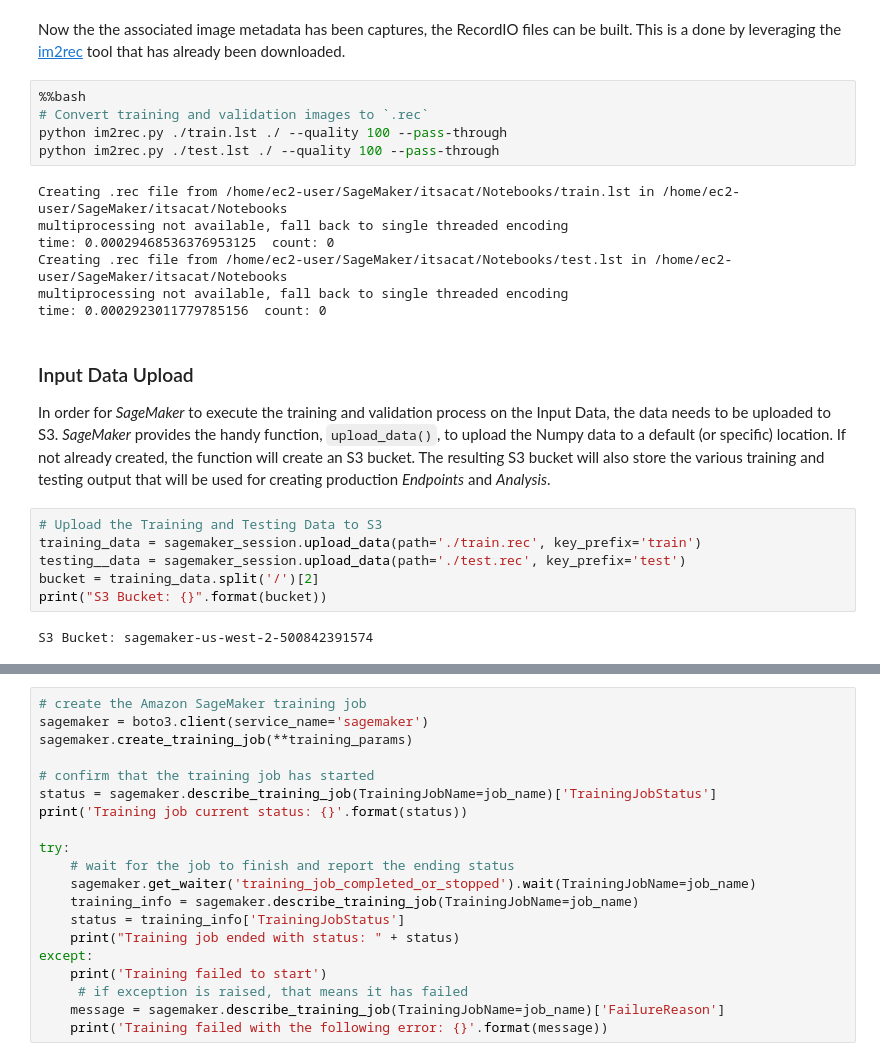
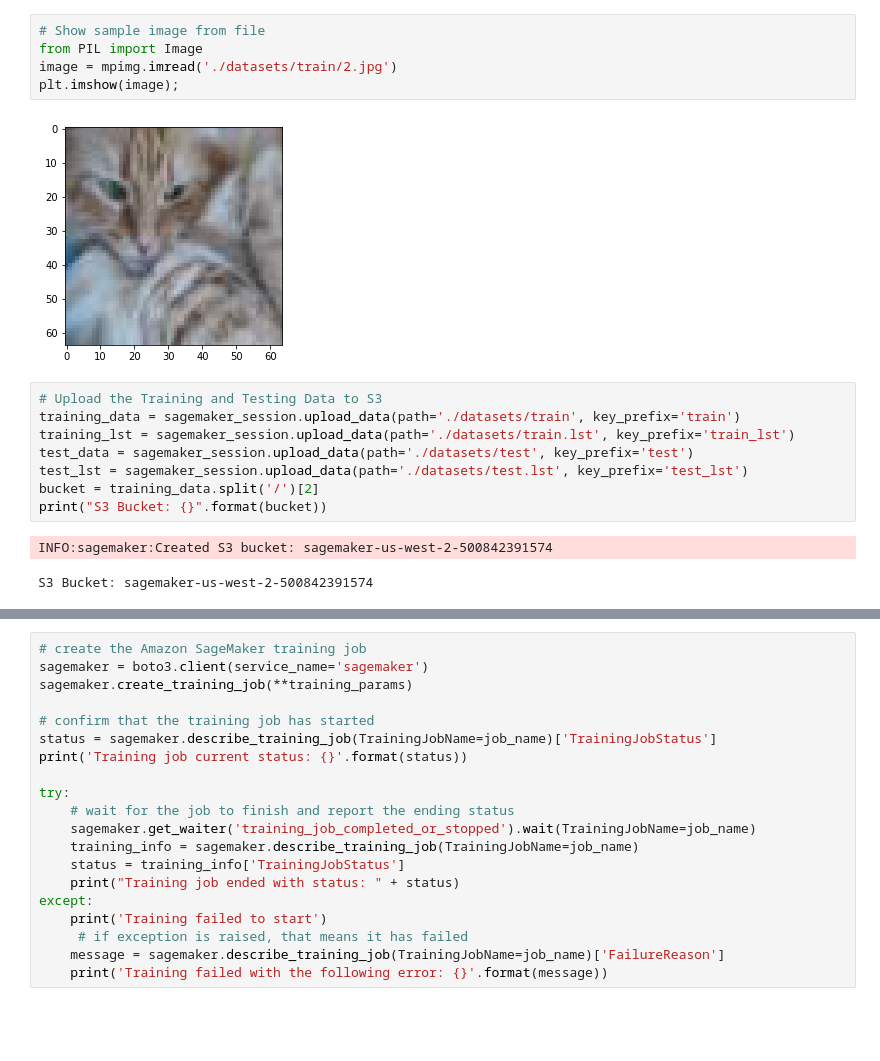
Before and after one commit to darkreapyre/itsacat, a Jupyter notebook: Notebooks/ItsaCat-SageMaker_Classifier.ipynb, the cells around one changed output, grey strips where cells are left out. Drawn from its saved outputs; the diff is of its cells as text; blank space fills up the shorter version.

Commit message:
Added image classification core content

```diff
--- a/Notebooks/ItsaCat-SageMaker_Classifier.ipynb
+++ b/Notebooks/ItsaCat-SageMaker_Classifier.ipynb
@@ -169,25 +43,18 @@ Sample output of the `train.lst` file:
-# %% [markdown]
-Now the the associated image metadata has been captures, the RecordIO files can be built. This is a done by leveraging the [im2rec](https://raw.githubusercontent.com/apache/incubator-mxnet/master/tools/im2rec.py) tool that has already been downloaded.
-# %%
-%%bash
-# Convert training and validation images to `.rec`
-python im2rec.py ./train.lst ./ --quality 100 --pass-through
-python im2rec.py ./test.lst ./ --quality 100 --pass-through
-# %% [output]
-Creating .rec file from /home/ec2-user/SageMaker/itsacat/Notebooks/train.lst in /home/ec2-user/SageMaker/itsacat/Notebooks
-multiprocessing not available, fall back to single threaded encoding
-time: 0.00029468536376953125  count: 0
-Creating .rec file from /home/ec2-user/SageMaker/itsacat/Notebooks/test.lst in /home/ec2-user/SageMaker/itsacat/Notebooks
-multiprocessing not available, fall back to single threaded encoding
-time: 0.0002923011779785156  count: 0
-# %% [markdown]
-### Input Data Upload
-In order for *SageMaker* to execute the training and validation process on the Input Data, the data needs to be uploaded to S3. *SageMaker* provides the handy function, `upload_data()`, to upload the Numpy data to a default (or specific) location. If not already created, the function will create an S3 bucket. The resulting S3 bucket will also store the various training and testing output that will be used for creating production *Endpoints* and *Analysis*.
+# %%
+# Show sample image from file
+from PIL import Image
+image = mpimg.imread('./datasets/train/2.jpg')
+plt.imshow(image);
+# %% [output]
+[figure, added]
 # %%
 # Upload the Training and Testing Data to S3
-training_data = sagemaker_session.upload_data(path='./train.rec', key_prefix='train')
-testing__data = sagemaker_session.upload_data(path='./test.rec', key_prefix='test')
+training_data = sagemaker_session.upload_data(path='./datasets/train', key_prefix='train')
+training_lst = sagemaker_session.upload_data(path='./datasets/train.lst', key_prefix='train_lst')
+test_data = sagemaker_session.upload_data(path='./datasets/test', key_prefix='test')
+test_lst = sagemaker_session.upload_data(path='./datasets/test.lst', key_prefix='test_lst')
 bucket = training_data.split('/')[2]
 print("S3 Bucket: {}".format(bucket))
 # %% [output]
-S3 Bucket: sagemaker-us-west-2-500842391574
+INFO:sagemaker:Created S3 bucket: sagemaker-us-west-2-500842391574
+S3 Bucket: sagemaker-us-west-2-500842391574
```
Also changed, not shown: parts of 43 cells of this notebook, 1 other file.
